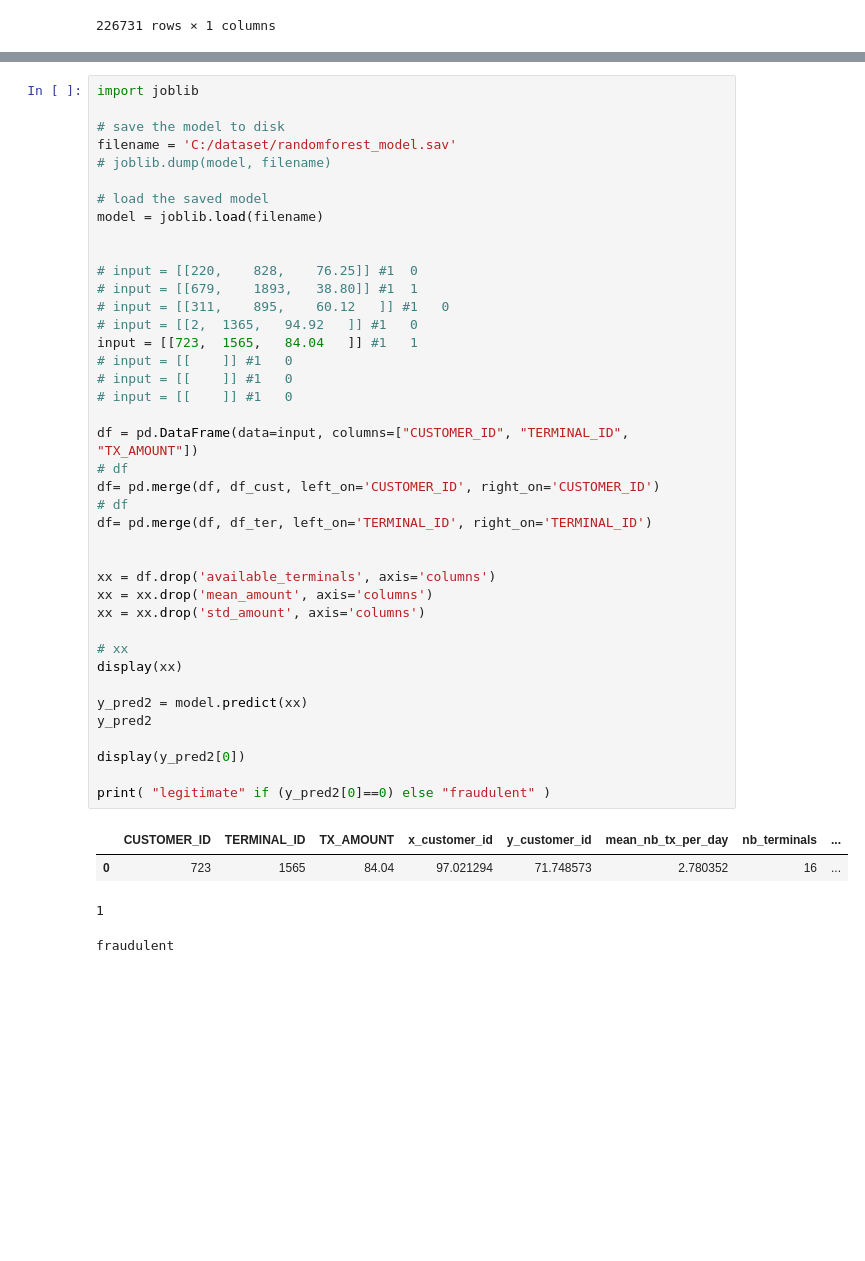
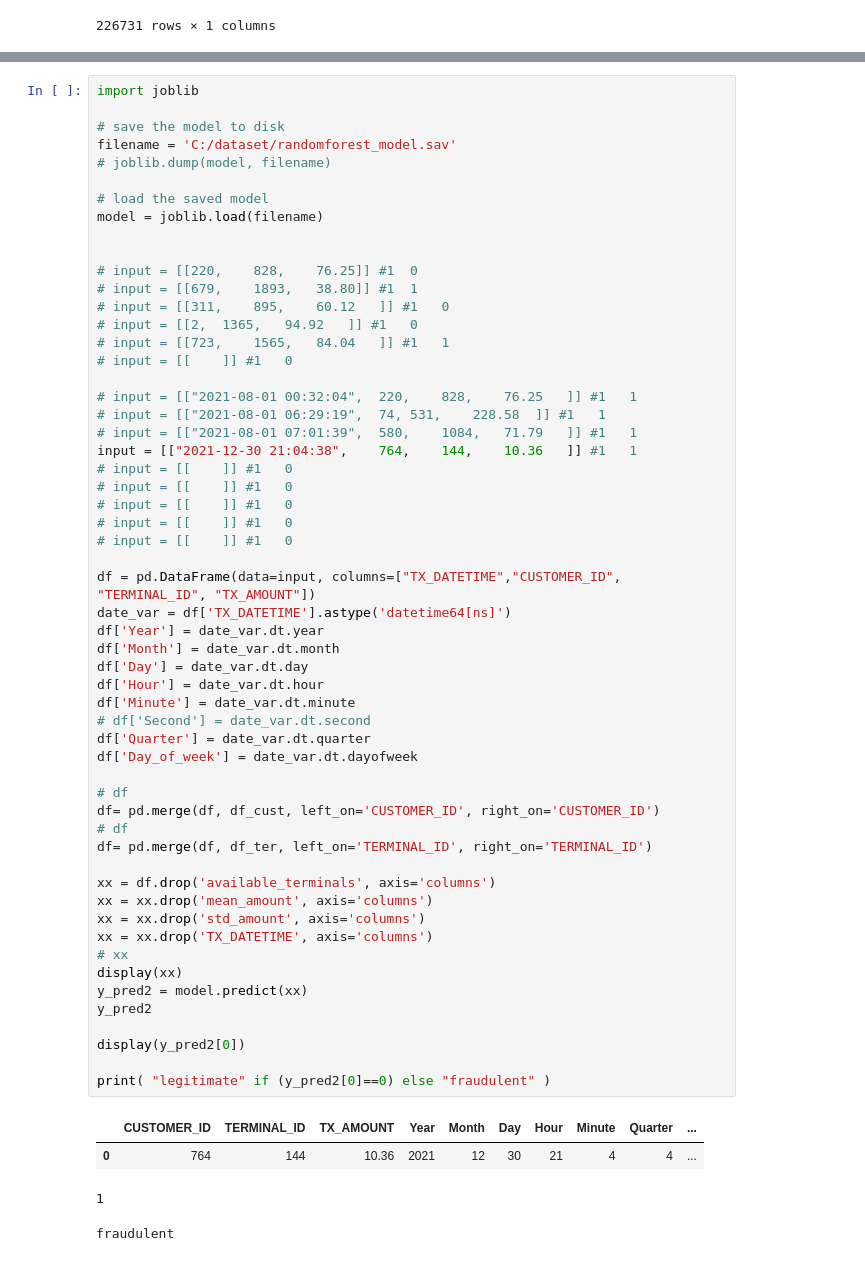
Before and after one commit to albert-javier/creditcard-fraud-detection, a Jupyter notebook: notebook/ccfraud-randomforest-model.ipynb, the cells around one changed output, grey strips where cells are left out. Saved outputs shown, nothing was run; the diff lists cells and outputs as text; blank space fills up the shorter version.

```diff
--- a/notebook/ccfraud-randomforest-model.ipynb
+++ b/notebook/ccfraud-randomforest-model.ipynb
@@ -519,39 +569,55 @@ filename = 'C:/dataset/randomforest_model.sav'
 
 # load the saved model
 model = joblib.load(filename)
 
 
 # input = [[220,	828,	76.25]] #1  0
 # input = [[679,	1893,	38.80]] #1  1
 # input = [[311,	895,	60.12	]] #1   0
 # input = [[2,	1365,	94.92	]] #1   0
-input = [[723,	1565,	84.04	]] #1   1
+# input = [[723,	1565,	84.04	]] #1   1
+# input = [[	]] #1   0
+
+# input = [["2021-08-01 00:32:04",	220,	828,	76.25	]] #1   1
+# input = [["2021-08-01 06:29:19",	74,	531,	228.58	]] #1   1
+# input = [["2021-08-01 07:01:39",	580,	1084,	71.79	]] #1   1
+input = [["2021-12-30 21:04:38",	764,	144,	10.36	]] #1   1
+# input = [[	]] #1   0
+# input = [[	]] #1   0
 # input = [[	]] #1   0
 # input = [[	]] #1   0
 # input = [[	]] #1   0
 
-df = pd.DataFrame(data=input, columns=["CUSTOMER_ID", "TERMINAL_ID", "TX_AMOUNT"])
+df = pd.DataFrame(data=input, columns=["TX_DATETIME","CUSTOMER_ID", "TERMINAL_ID", "TX_AMOUNT"])
+date_var = df['TX_DATETIME'].astype('datetime64[ns]')
+df['Year'] = date_var.dt.year
+df['Month'] = date_var.dt.month
+df['Day'] = date_var.dt.day
+df['Hour'] = date_var.dt.hour
+df['Minute'] = date_var.dt.minute
+# df['Second'] = date_var.dt.second
+df['Quarter'] = date_var.dt.quarter
+df['Day_of_week'] = date_var.dt.dayofweek
+
 # df
 df= pd.merge(df, df_cust, left_on='CUSTOMER_ID', right_on='CUSTOMER_ID')
 # df
 df= pd.merge(df, df_ter, left_on='TERMINAL_ID', right_on='TERMINAL_ID')
 
-
 xx = df.drop('available_terminals', axis='columns')
 xx = xx.drop('mean_amount', axis='columns')
 xx = xx.drop('std_amount', axis='columns')
-
+xx = xx.drop('TX_DATETIME', axis='columns')
 # xx
 display(xx)
-
 y_pred2 = model.predict(xx)
 y_pred2
 
 display(y_pred2[0])
 
 print( "legitimate" if (y_pred2[0]==0) else "fraudulent" )
 # %% [output]
-|  | CUSTOMER_ID | TERMINAL_ID | TX_AMOUNT | x_customer_id | y_customer_id | mean_nb_tx_per_day | nb_terminals | ... |
-| 0 | 723 | 1565 | 84.04 | 97.021294 | 71.748573 | 2.780352 | 16 | ... |
+|  | CUSTOMER_ID | TERMINAL_ID | TX_AMOUNT | Year | Month | Day | Hour | Minute | Quarter | ... |
+| 0 | 764 | 144 | 10.36 | 2021 | 12 | 30 | 21 | 4 | 4 | ... |
 1
 fraudulent
```
Also changed, not shown: parts of 30 cells of this notebook, 1 other file.
